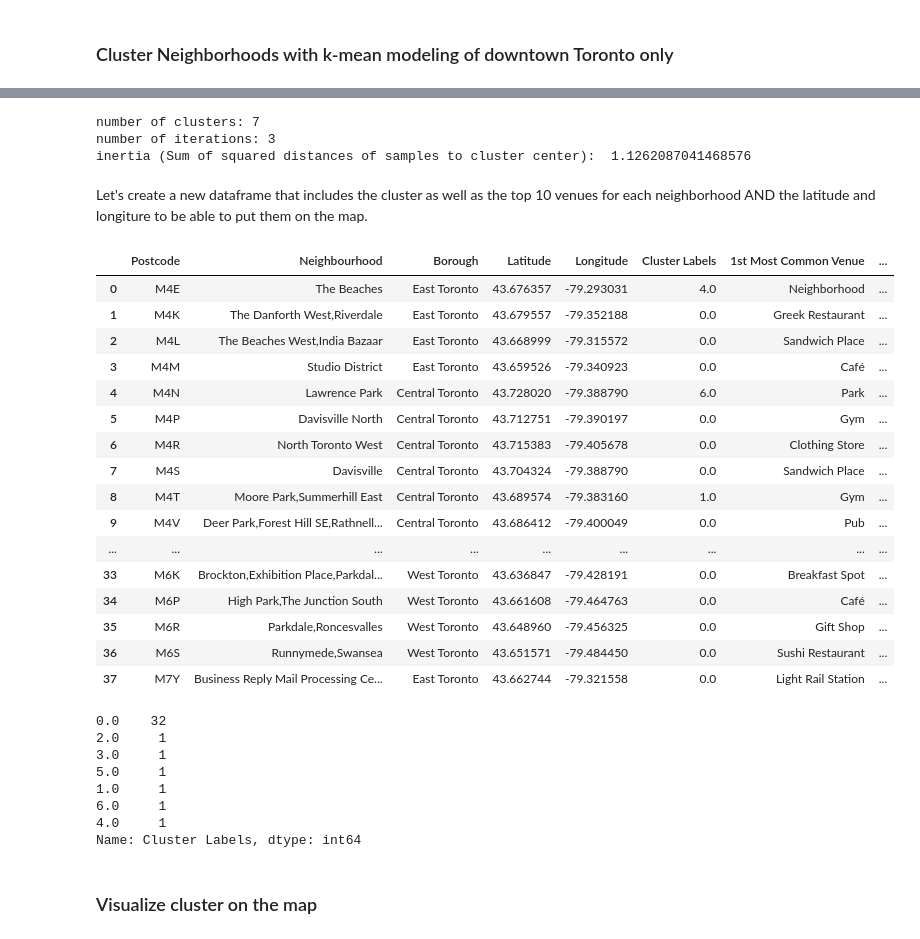
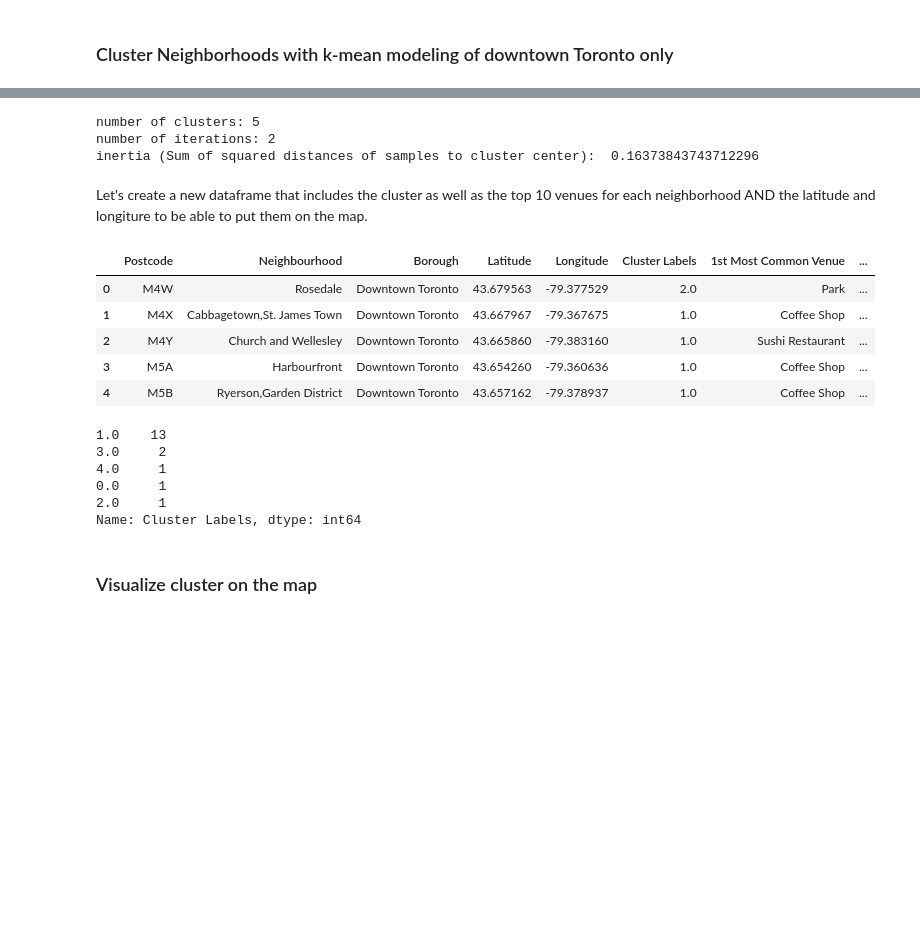
Before and after one commit to cspielmann/Coursera_Capstone, a Jupyter notebook: Clustering Toronto neighborhood data.ipynb, the cells around one changed output, grey strips where cells are left out. Saved outputs shown, nothing was run; the diff lists cells and outputs as text; code cells hidden in the pictures; blank space fills up the shorter version.

Commit message:
Published from Watson Studio.

```diff
--- a/Clustering Toronto neighborhood data.ipynb
+++ b/Clustering Toronto neighborhood data.ipynb
@@ -219,7 +210,7 @@ Just make sure:
 # %% [markdown]
 ### Filter on Toronto downton city only
 # %%
-toronto_data = df_neigh_ll [ df_neigh_ll['Borough'].str.contains('Toronto')]
+toronto_data = df_neigh_ll [ df_neigh_ll['Borough'].str.contains('Downtown Toronto')]
 toronto_data.head()
 # %% [output]
 |  | Postcode | Neighbourhood | Borough | Latitude | Longitude |
@@ -480,5 +473,5 @@ plt.show()
 # %%
-# I decide to choose 7 as it is a good balance between clutering reability and inertia score
-kmeans = KMeans(n_clusters=7, random_state=0, n_init = 12).fit(toronto_grouped_clustering)
+# I decide to choose 5 as it is a good balance between clutering reability and inertia score
+kmeans = KMeans(n_clusters=5, random_state=0, n_init = 12).fit(toronto_grouped_clustering)
 kmeans.labels_[0:40]
 # %% [output]
@@ -491,9 +483,9 @@ print("number of clusters:", len(kmeans.cluster_centers_))
 print("number of iterations:", kmeans.n_iter_)
 print("inertia (Sum of squared distances of samples to cluster center): ", kmeans.inertia_)
 # %% [output]
-number of clusters: 7
-number of iterations: 3
-inertia (Sum of squared distances of samples to cluster center):  1.1262087041468576
+number of clusters: 5
+number of iterations: 2
+inertia (Sum of squared distances of samples to cluster center):  0.16373843743712296
 # %% [markdown]
 Let's create a new dataframe that includes the cluster as well as the top 10 venues for each neighborhood AND the latitude and longiture to be able to put them on the map.
 # %%
@@ -508,36 +500,23 @@ toronto_merged = toronto_merged.merge(neighborhoods_venues_sorted.set_index('The
 # %%
 # drop "queen's park" as there is no venue as far as I can see
 toronto_merged = toronto_merged[ toronto_merged['Neighbourhood'] != "Queen\'s Park"]
-toronto_merged
+toronto_merged.head()
 # %% [output]
 |  | Postcode | Neighbourhood | Borough | Latitude | Longitude | Cluster Labels | 1st Most Common Venue | ... |
-| 0 | M4E | The Beaches | East Toronto | 43.676357 | -79.293031 | 4.0 | Neighborhood | ... |
-| 1 | M4K | The Danforth West,Riverdale | East Toronto | 43.679557 | -79.352188 | 0.0 | Greek Restaurant | ... |
-| 2 | M4L | The Beaches West,India Bazaar | East Toronto | 43.668999 | -79.315572 | 0.0 | Sandwich Place | ... |
-| 3 | M4M | Studio District | East Toronto | 43.659526 | -79.340923 | 0.0 | Café | ... |
-| 4 | M4N | Lawrence Park | Central Toronto | 43.728020 | -79.388790 | 6.0 | Park | ... |
-| 5 | M4P | Davisville North | Central Toronto | 43.712751 | -79.390197 | 0.0 | Gym | ... |
-| 6 | M4R | North Toronto West | Central Toronto | 43.715383 | -79.405678 | 0.0 | Clothing Store | ... |
-| 7 | M4S | Davisville | Central Toronto | 43.704324 | -79.388790 | 0.0 | Sandwich Place | ... |
-| 8 | M4T | Moore Park,Summerhill East | Central Toronto | 43.689574 | -79.383160 | 1.0 | Gym | ... |
-| 9 | M4V | Deer Park,Forest Hill SE,Rathnell... | Central Toronto | 43.686412 | -79.400049 | 0.0 | Pub | ... |
-| ... | ... | ... | ... | ... | ... | ... | ... | ... |
-| 33 | M6K | Brockton,Exhibition Place,Parkdal... | West Toronto | 43.636847 | -79.428191 | 0.0 | Breakfast Spot | ... |
-| 34 | M6P | High Park,The Junction South | West Toronto | 43.661608 | -79.464763 | 0.0 | Café | ... |
-| 35 | M6R | Parkdale,Roncesvalles | West Toronto | 43.648960 | -79.456325 | 0.0 | Gift Shop | ... |
-| 36 | M6S | Runnymede,Swansea | West Toronto | 43.651571 | -79.484450 | 0.0 | Sushi Restaurant | ... |
-| 37 | M7Y | Business Reply Mail Processing Ce... | East Toronto | 43.662744 | -79.321558 | 0.0 | Light Rail Station | ... |
+| 0 | M4W | Rosedale | Downtown Toronto | 43.679563 | -79.377529 | 2.0 | Park | ... |
+| 1 | M4X | Cabbagetown,St. James Town | Downtown Toronto | 43.667967 | -79.367675 | 1.0 | Coffee Shop | ... |
+| 2 | M4Y | Church and Wellesley | Downtown Toronto | 43.665860 | -79.383160 | 1.0 | Sushi Restaurant | ... |
+| 3 | M5A | Harbourfront | Downtown Toronto | 43.654260 | -79.360636 | 1.0 | Coffee Shop | ... |
+| 4 | M5B | Ryerson,Garden District | Downtown Toronto | 43.657162 | -79.378937 | 1.0 | Coffee Shop | ... |
 # %%
 # display the number of borough per cluster
 toronto_merged['Cluster Labels'].value_counts()
 # %% [output]
-0.0    32
+1.0    13
+3.0     2
+4.0     1
+0.0     1
 2.0     1
-3.0     1
-5.0     1
-1.0     1
-6.0     1
-4.0     1
 Name: Cluster Labels, dtype: int64
 # %% [markdown]
 ### Visualize cluster on the map
```
Also changed, not shown: parts of 38 cells of this notebook.
